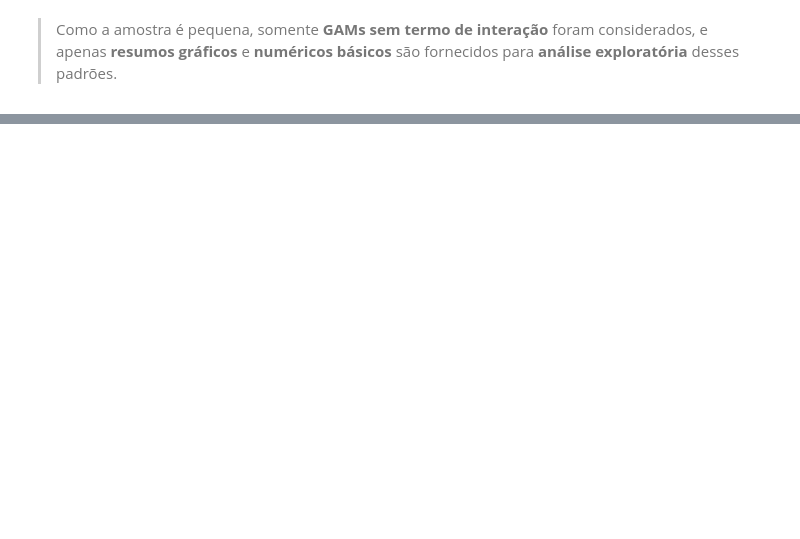
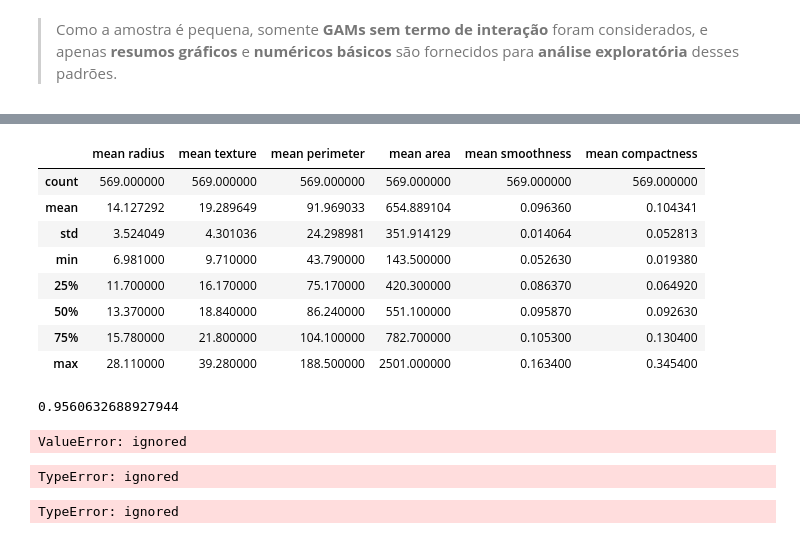
Before and after one commit to ThazSobral/tcc, a Jupyter notebook: geographic_distance_tecnique.ipynb, the cells around one changed output, grey strips where cells are left out. Saved outputs shown, nothing was run; the diff lists cells and outputs as text; code cells hidden in the pictures; blank space fills up the shorter version.

```diff
--- a/geographic_distance_tecnique.ipynb
+++ b/geographic_distance_tecnique.ipynb
@@ -453,0 +498,20 @@ second_gam = PoissonGAM(s(0, n_splines=5) + s(1) + f(2) + s(3))
+# %%
+import pandas as pd
+from pygam import LogisticGAM
+from sklearn.datasets import load_breast_cancer
+#load the breast cancer data set
+data = load_breast_cancer()
+#keep first 6 features only
+df = pd.DataFrame(data.data, columns=data.feature_names)[['mean radius', 'mean texture', 'mean perimeter', 'mean area','mean smoothness', 'mean compactness']]
+target_df = pd.Series(data.target)
+df.describe()
+# %% [output]
+|  | mean radius | mean texture | mean perimeter | mean area | mean smoothness | mean compactness |
+| count | 569.000000 | 569.000000 | 569.000000 | 569.000000 | 569.000000 | 569.000000 |
+| mean | 14.127292 | 19.289649 | 91.969033 | 654.889104 | 0.096360 | 0.104341 |
+| std | 3.524049 | 4.301036 | 24.298981 | 351.914129 | 0.014064 | 0.052813 |
+| min | 6.981000 | 9.710000 | 43.790000 | 143.500000 | 0.052630 | 0.019380 |
+| 25% | 11.700000 | 16.170000 | 75.170000 | 420.300000 | 0.086370 | 0.064920 |
+| 50% | 13.370000 | 18.840000 | 86.240000 | 551.100000 | 0.095870 | 0.092630 |
+| 75% | 15.780000 | 21.800000 | 104.100000 | 782.700000 | 0.105300 | 0.130400 |
+| max | 28.110000 | 39.280000 | 188.500000 | 2501.000000 | 0.163400 | 0.345400 |
@@ -453,0 +523,24 @@ second_gam = PoissonGAM(s(0, n_splines=5) + s(1) + f(2) + s(3))
+# %%
+gam.accuracy(X, y)
+# %% [output]
+0.9560632688927944
+# %%
+import matplotlib.pyplot as plt
+
+for i, term in enumerate(gam.terms):
+  if term.isintercept:
+    continue
+
+XX = gam.generate_X_grid(term=i)
+plt.rcParams['figure.figsize'] = (28, 8)
+fig, axs = plt.subplots(1, len(data.feature_names[0:6]))
+titles = data.feature_names
+for i, ax in enumerate(axs):
+    pdep, confi = gam.partial_dependence(XX, feature=i+1, width=.95)
+    ax.plot(XX[:, i], pdep)
+    ax.plot(XX[:, i], confi[0][:, 0], c='grey', ls='--')
+    ax.plot(XX[:, i], confi[0][:, 1], c='grey', ls='--')
+    ax.set_title(titles[i])
+plt.show()
+# %% [output]
+ValueError: ignored
@@ -453,0 +554,11 @@ second_gam = PoissonGAM(s(0, n_splines=5) + s(1) + f(2) + s(3))
+# %%
+gam = LogisticGAM().gridsearch(X, y)
+# %% [output]
+TypeError: ignored
+# %%
+import numpy as np
+from sklearn.model_selection import train_test_split
+X_train, X_test, y_train, y_test = train_test_split(X, y, test_size=0.33, random_state=42)
+gam = LogisticGAM().gridsearch(X_train, y_train)
+# %% [output]
+TypeError: ignored
```
Also changed, not shown: parts of 33 cells of this notebook.
